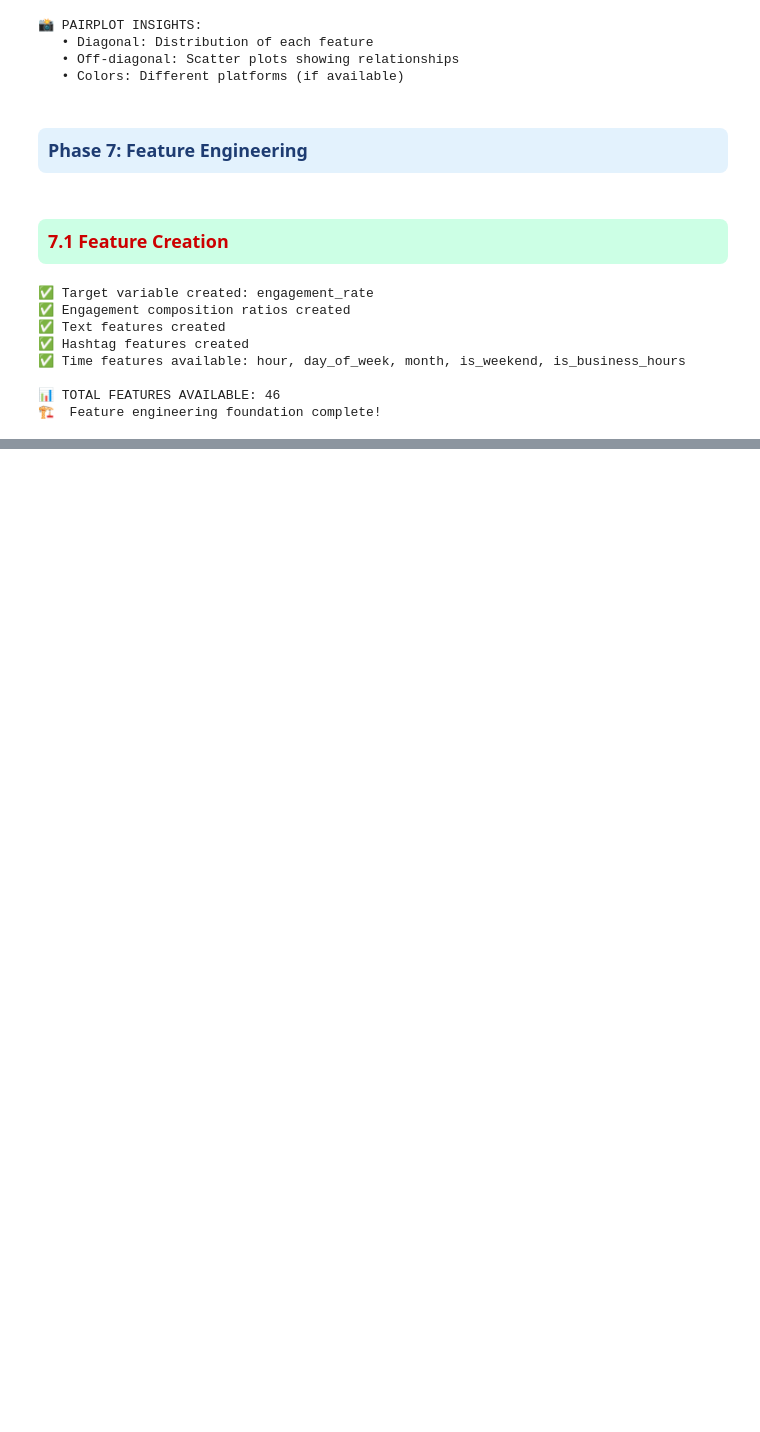
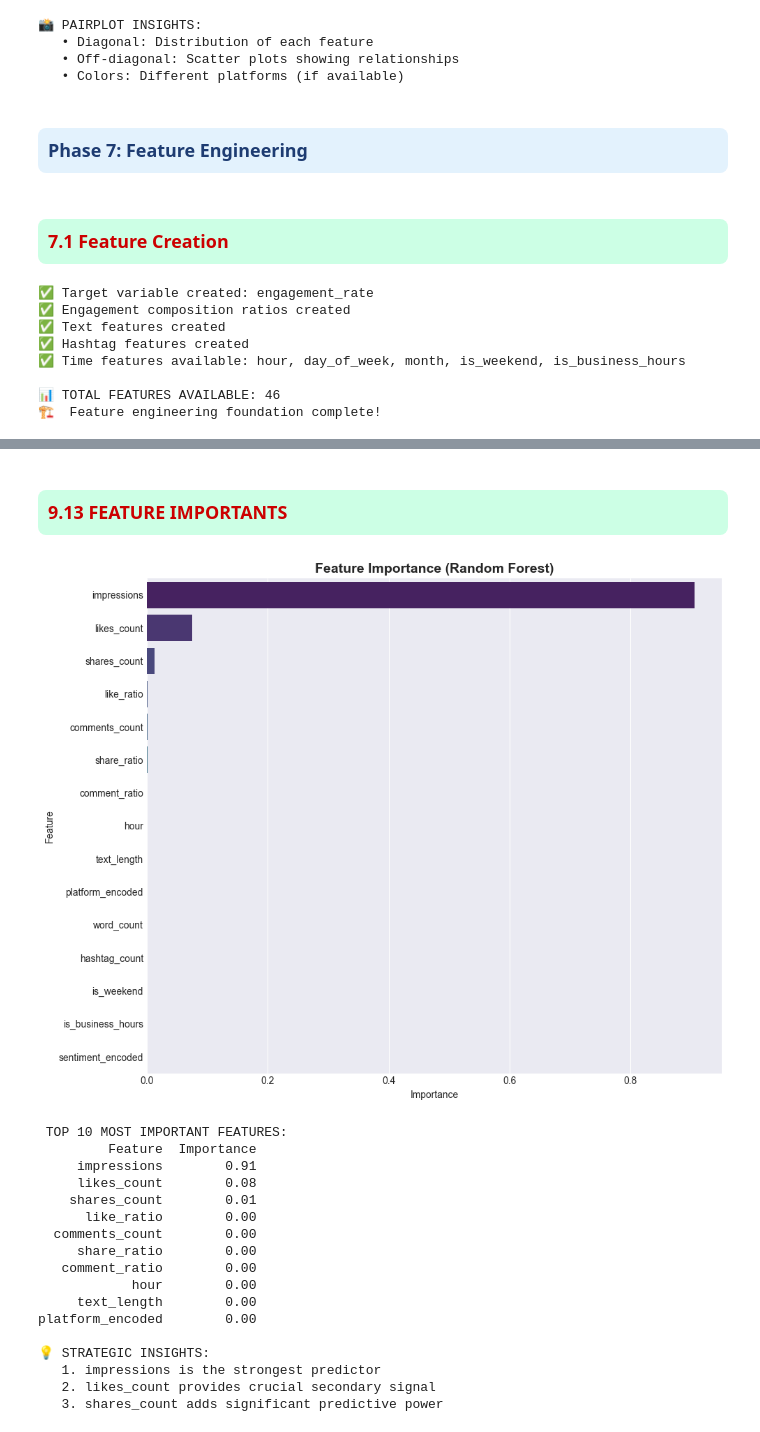
Before and after one commit to nomankhan0347893-web/mentorship-program-devsil, a Jupyter notebook: advance_pro/ml_pro.ipynb, the cells around one changed output, grey strips where cells are left out. Saved outputs shown, nothing was run; the diff lists cells and outputs as text; code cells hidden in the pictures; blank space fills up the shorter version.

```diff
--- a/advance_pro/ml_pro.ipynb
+++ b/advance_pro/ml_pro.ipynb
@@ -1263,0 +2542,79 @@ print("🏗️  Feature engineering foundation complete!")
+# %% [markdown]
+<h3 style="color:#CC0000;
+           background-color:#CCFFE5;
+           padding:10px;
+           border-radius:8px;">
+           9.13 FEATURE IMPORTANTS
+</h3>
+# %%
+if hasattr(final_model, 'feature_importances_'):
+    # Tree-based importance
+    importance_df = pd.DataFrame({
+        'Feature': feature_columns,
+        'Importance': final_model.feature_importances_
+    }).sort_values('Importance', ascending=False)
+
+    plt.figure(figsize=(10, 8))
+    sns.barplot(data=importance_df.head(15), x='Importance', y='Feature', palette='viridis')
+    plt.title('Feature Importance (Random Forest)', fontsize=14, fontweight='bold')
+    plt.tight_layout()
+    plt.show()
+
+    print(" TOP 10 MOST IMPORTANT FEATURES:")
+    print(importance_df.head(10).to_string(index=False))
+
+    print(f"\n💡 STRATEGIC INSIGHTS:")
+    top_3 = importance_df.head(3)['Feature'].tolist()
+    print(f"   1. {top_3[0]} is the strongest predictor")
+    print(f"   2. {top_3[1]} provides crucial secondary signal")
+    print(f"   3. {top_3[2]} adds significant predictive power")
+
+elif hasattr(final_model, 'coef_'):
+    # Linear model coefficients
+    coef_df = pd.DataFrame({
+        'Feature': feature_columns,
+        'Coefficient': final_model.coef_
+    }).sort_values('Coefficient', key=abs, ascending=False)
+
+    print("📊 LINEAR COEFFICIENTS (Top 10):")
+    print(coef_df.head(10).to_string(index=False))
+
+    print(f"\n💡 INTERPRETATION:")
+    print(f"   Positive coefficients increase engagement")
+    print(f"   Negative coefficients decrease engagement")
+    print(f"   Larger absolute values = stronger impact")
+
+else:
+    # Permutation importance for other models
+    from sklearn.inspection import permutation_importance
+
+    result = permutation_importance(final_model,
+                                   X_test_scaled if 'SVM' in best_model_name else X_test_unscaled,
+                                   y_test, n_repeats=10, random_state=42)
+
+    perm_importance_df = pd.DataFrame({
+        'Feature': feature_columns,
+        'Importance': result.importances_mean
+    }).sort_values('Importance', ascending=False)
+
+    print("📊 PERMUTATION IMPORTANCE (Top 10):")
+    print(perm_importance_df.head(10).to_string(index=False))
+# %% [output]
+[figure, added]
+ TOP 10 MOST IMPORTANT FEATURES:
+         Feature  Importance
+     impressions        0.91
+     likes_count        0.08
+    shares_count        0.01
+      like_ratio        0.00
+  comments_count        0.00
+     share_ratio        0.00
+   comment_ratio        0.00
+            hour        0.00
+     text_length        0.00
+platform_encoded        0.00
+
+💡 STRATEGIC INSIGHTS:
+   1. impressions is the strongest predictor
+   2. likes_count provides crucial secondary signal
+   3. shares_count adds significant predictive power
```
Also changed, not shown: parts of 44 cells of this notebook.
